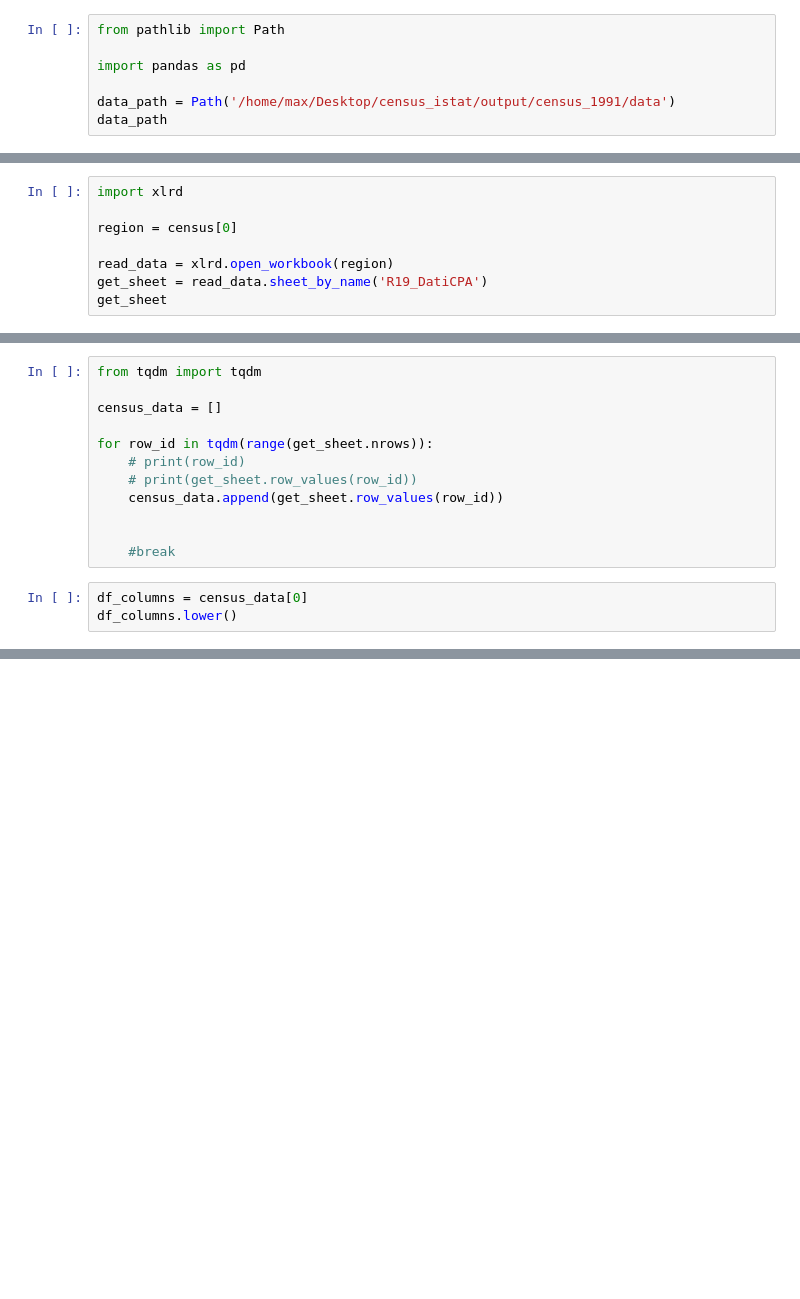
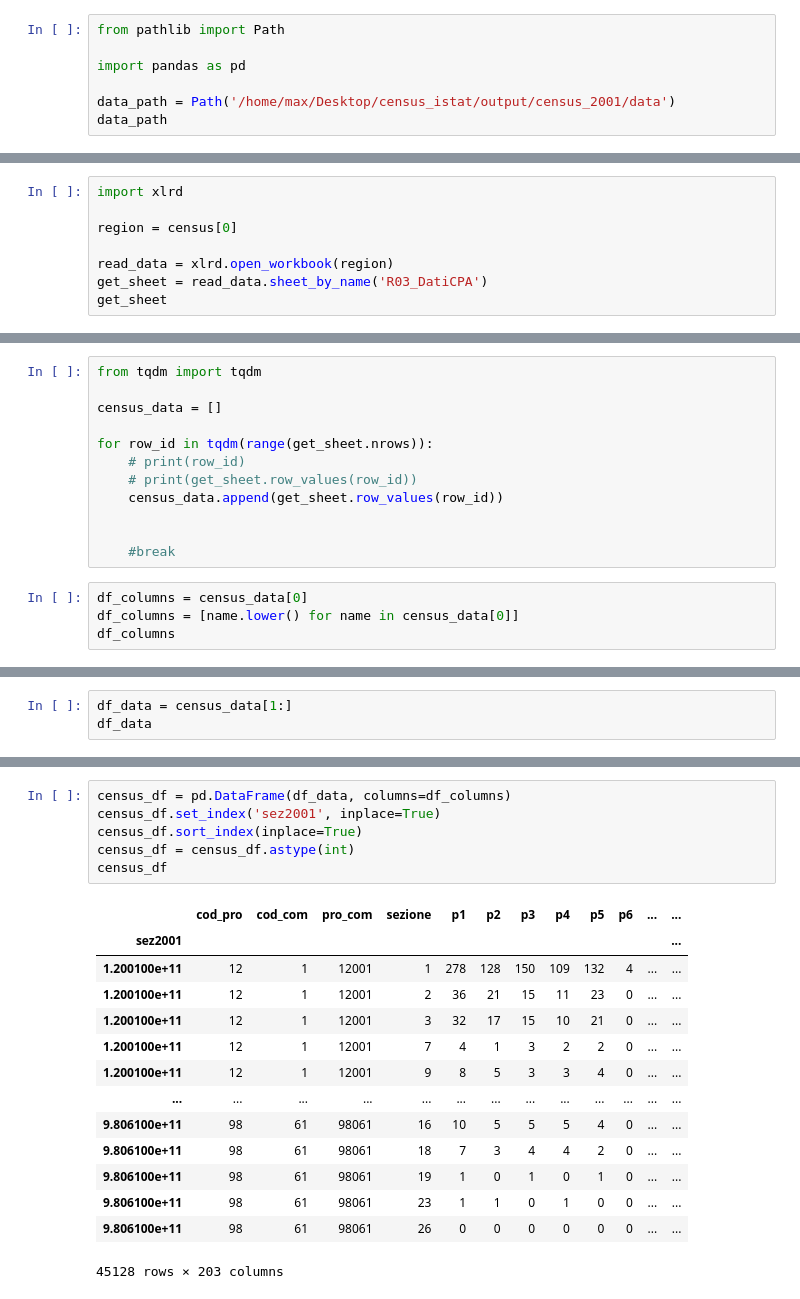
Before and after one commit to MaxDragonheart/istatcelldata, a Jupyter notebook: notebooks/tracciato/tracciato_1991.ipynb, the cells around one changed output, grey strips where cells are left out. Drawn from its saved outputs; the diff is of its cells as text; blank space fills up the shorter version.

```diff
--- a/notebooks/tracciato/tracciato_1991.ipynb
+++ b/notebooks/tracciato/tracciato_1991.ipynb
@@ -3,6 +3,6 @@ from pathlib import Path
 
 import pandas as pd
 
-data_path = Path('/home/max/Desktop/census_istat/output/census_1991/data')
+data_path = Path('/home/max/Desktop/census_istat/output/census_2001/data')
 data_path
 # %% [output]
@@ -46,6 +46,6 @@ import xlrd
 region = census[0]
 
 read_data = xlrd.open_workbook(region)
-get_sheet = read_data.sheet_by_name('R19_DatiCPA')
+get_sheet = read_data.sheet_by_name('R03_DatiCPA')
 get_sheet
 # %% [output]
@@ -64,5 +64,6 @@ for row_id in tqdm(range(get_sheet.nrows)):
     #break
 # %%
 df_columns = census_data[0]
-df_columns.lower()
+df_columns = [name.lower() for name in census_data[0]]
+df_columns
 # %% [output]
@@ -69,0 +87,3 @@ AttributeError: 'list' object has no attribute 'lower'
+# %%
+df_data = census_data[1:]
+df_data
@@ -69,0 +108,21 @@ AttributeError: 'list' object has no attribute 'lower'
+# %%
+census_df = pd.DataFrame(df_data, columns=df_columns)
+census_df.set_index('sez2001', inplace=True)
+census_df.sort_index(inplace=True)
+census_df = census_df.astype(int)
+census_df
+# %% [output]
+|  | cod_pro | cod_com | pro_com | sezione | p1 | p2 | p3 | p4 | p5 | p6 | ... | ... |
+| sez2001 |  |  |  |  |  |  |  |  |  |  |  | ... |
+| 1.200100e+11 | 12 | 1 | 12001 | 1 | 278 | 128 | 150 | 109 | 132 | 4 | ... | ... |
+| 1.200100e+11 | 12 | 1 | 12001 | 2 | 36 | 21 | 15 | 11 | 23 | 0 | ... | ... |
+| 1.200100e+11 | 12 | 1 | 12001 | 3 | 32 | 17 | 15 | 10 | 21 | 0 | ... | ... |
+| 1.200100e+11 | 12 | 1 | 12001 | 7 | 4 | 1 | 3 | 2 | 2 | 0 | ... | ... |
+| 1.200100e+11 | 12 | 1 | 12001 | 9 | 8 | 5 | 3 | 3 | 4 | 0 | ... | ... |
+| ... | ... | ... | ... | ... | ... | ... | ... | ... | ... | ... | ... | ... |
+| 9.806100e+11 | 98 | 61 | 98061 | 16 | 10 | 5 | 5 | 5 | 4 | 0 | ... | ... |
+| 9.806100e+11 | 98 | 61 | 98061 | 18 | 7 | 3 | 4 | 4 | 2 | 0 | ... | ... |
+| 9.806100e+11 | 98 | 61 | 98061 | 19 | 1 | 0 | 1 | 0 | 1 | 0 | ... | ... |
+| 9.806100e+11 | 98 | 61 | 98061 | 23 | 1 | 1 | 0 | 1 | 0 | 0 | ... | ... |
+| 9.806100e+11 | 98 | 61 | 98061 | 26 | 0 | 0 | 0 | 0 | 0 | 0 | ... | ... |
+45128 rows × 203 columns
```
Also changed, not shown: parts of 6 cells of this notebook, 6 other files.
